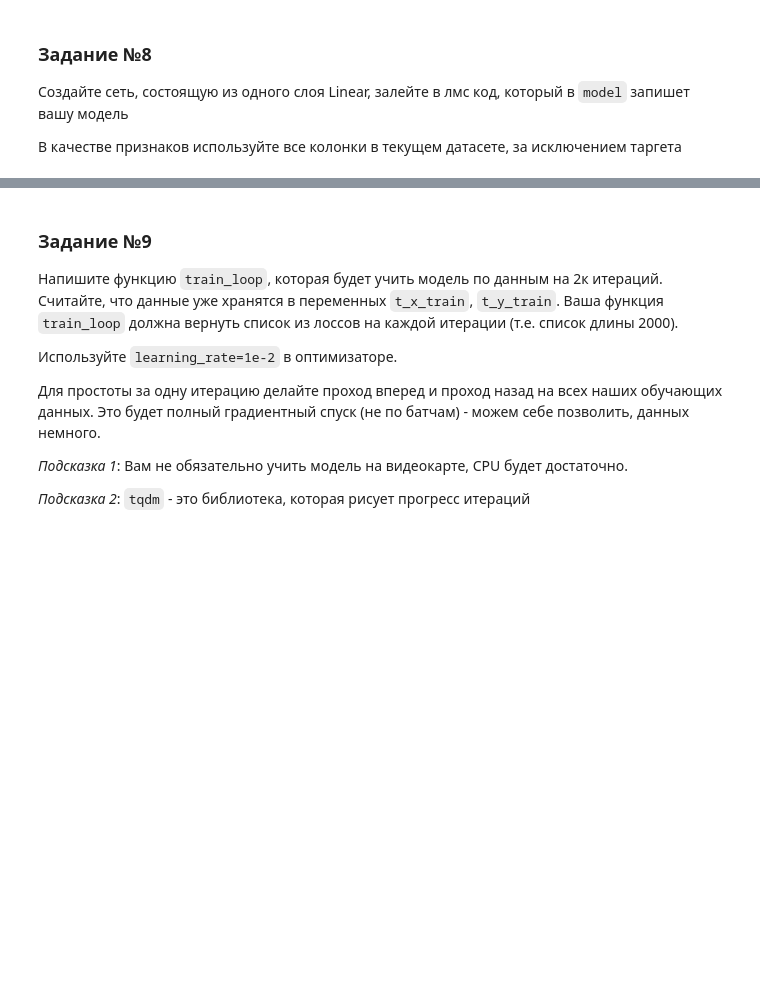
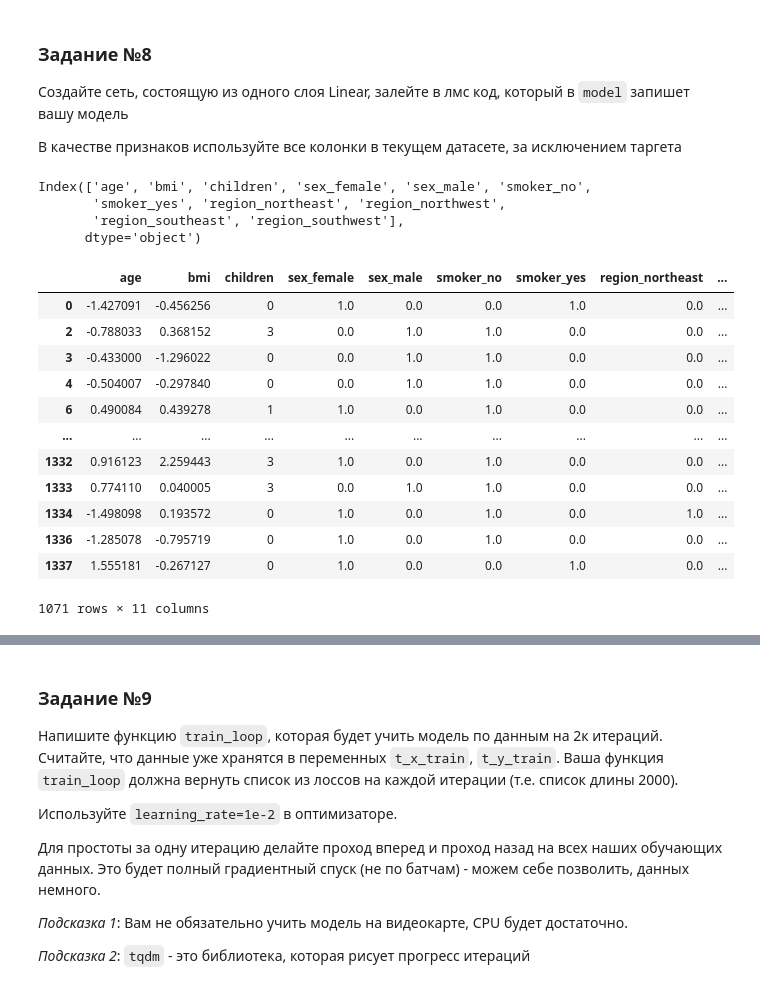
Before and after one commit to AndreyKurdyubov/Karpov.courses_DL, a Jupyter notebook: Base_DL/hw2-student.ipynb, the cells around one changed output, grey strips where cells are left out. Cells and saved outputs as stored; diff of their text form; code cells hidden in the pictures; blank space fills up the shorter version.

```diff
--- a/Base_DL/hw2-student.ipynb
+++ b/Base_DL/hw2-student.ipynb
@@ -64,0 +373,5 @@ from sklearn.linear_model import LinearRegression
+# %%
+# разбиваем на train and test
+idx_test = np.random.choice(df.shape[0], size=int(0.2 * df.shape[0]), replace=False)
+df_test = df.iloc[idx_test]
+df_train = df.drop(index=idx_test)
@@ -64,0 +412,8 @@ from sklearn.linear_model import LinearRegression
+# %%
+# модель linear regression
+LR = LinearRegression()
+LR.fit(df_train, y_train)
+y_train_pred = LR.predict(df_train)
+y_test_pred = LR.predict(df_test)
+print(metric(y_test_pred, y_test))
+print(metric(y_train_pred, y_train))
@@ -82,0 +448,23 @@ model = build_model()
+# %%
+df_train.head().columns
+# %% [output]
+Index(['age', 'bmi', 'children', 'sex_female', 'sex_male', 'smoker_no',
+       'smoker_yes', 'region_northeast', 'region_northwest',
+       'region_southeast', 'region_southwest'],
+      dtype='object')
+# %%
+df_train
+# %% [output]
+|  | age | bmi | children | sex_female | sex_male | smoker_no | smoker_yes | region_northeast | ... |
+| 0 | -1.427091 | -0.456256 | 0 | 1.0 | 0.0 | 0.0 | 1.0 | 0.0 | ... |
+| 2 | -0.788033 | 0.368152 | 3 | 0.0 | 1.0 | 1.0 | 0.0 | 0.0 | ... |
+| 3 | -0.433000 | -1.296022 | 0 | 0.0 | 1.0 | 1.0 | 0.0 | 0.0 | ... |
+| 4 | -0.504007 | -0.297840 | 0 | 0.0 | 1.0 | 1.0 | 0.0 | 0.0 | ... |
+| 6 | 0.490084 | 0.439278 | 1 | 1.0 | 0.0 | 1.0 | 0.0 | 0.0 | ... |
+| ... | ... | ... | ... | ... | ... | ... | ... | ... | ... |
+| 1332 | 0.916123 | 2.259443 | 3 | 1.0 | 0.0 | 1.0 | 0.0 | 0.0 | ... |
+| 1333 | 0.774110 | 0.040005 | 3 | 0.0 | 1.0 | 1.0 | 0.0 | 0.0 | ... |
+| 1334 | -1.498098 | 0.193572 | 0 | 1.0 | 0.0 | 1.0 | 0.0 | 1.0 | ... |
+| 1336 | -1.285078 | -0.795719 | 0 | 1.0 | 0.0 | 1.0 | 0.0 | 0.0 | ... |
+| 1337 | 1.555181 | -0.267127 | 0 | 1.0 | 0.0 | 0.0 | 1.0 | 0.0 | ... |
+1071 rows × 11 columns
```
Also changed, not shown: parts of 58 cells of this notebook.
